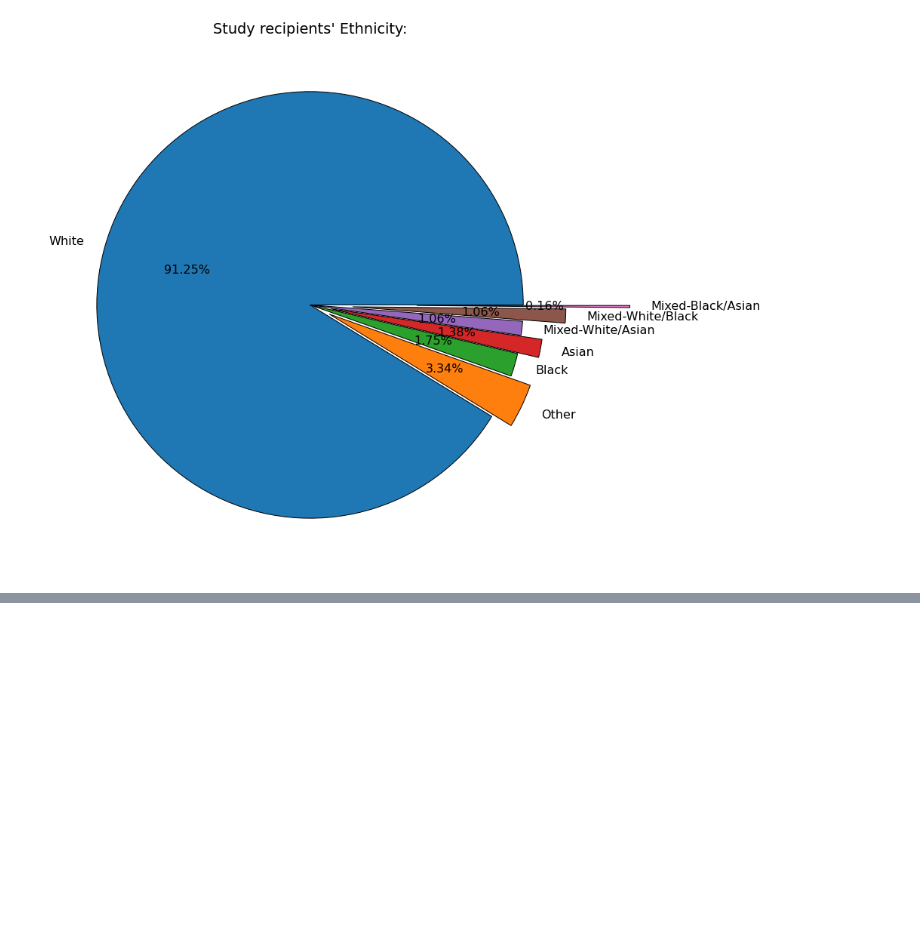
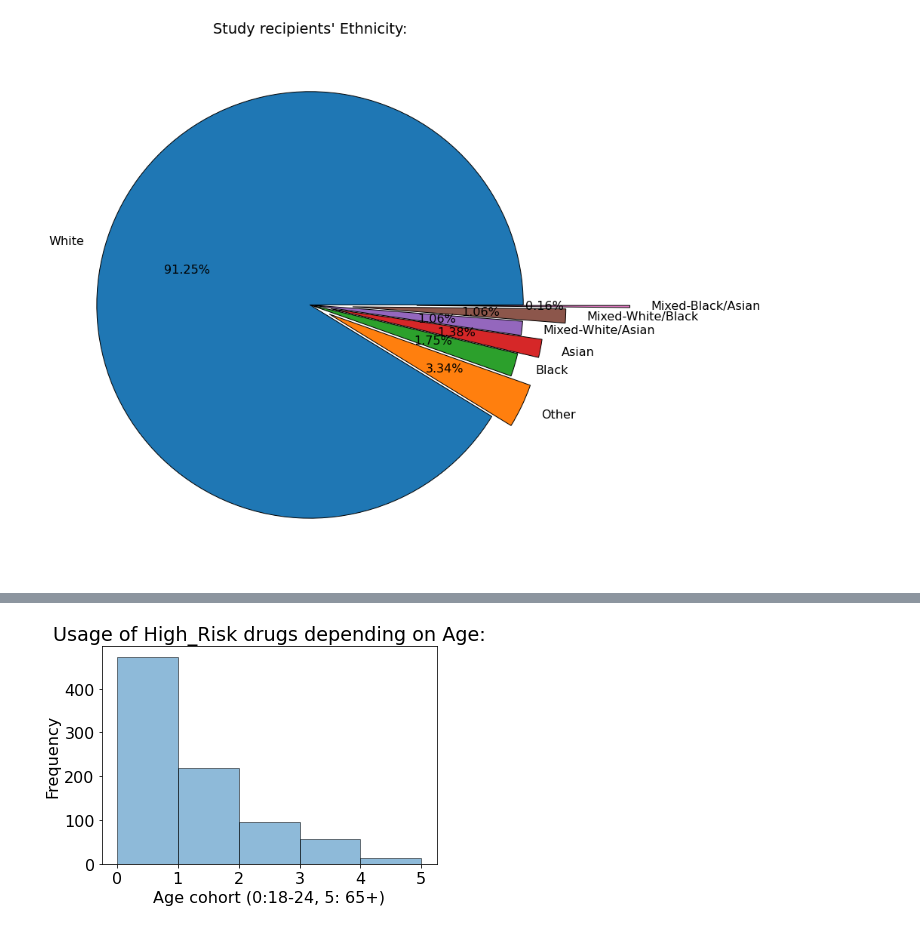
Before and after one commit to Antadurunnu/Drug-Consumption, a Jupyter notebook: Drug_consumption_project.ipynb, the cells around one changed output, grey strips where cells are left out. Saved outputs shown, nothing was run; the diff lists cells and outputs as text; code cells hidden in the pictures; blank space fills up the shorter version.

```diff
--- a/Drug_consumption_project.ipynb
+++ b/Drug_consumption_project.ipynb
@@ -294,0 +558,9 @@ df.head()
+# %%
+plt.xlabel('Age cohort (0:18-24, 5: 65+)')
+plt.ylabel('Frequency')
+plt.title('Usage of High_Risk drugs depending on Age:')
+#plt.xlim([10000, 30000])
+#fig = df_ml.query("High_Risk_Usage == 0")["Age"].plot.hist(bins=10, alpha=0.9)
+fig = df_ml.query("High_Risk_Usage == 1")["Age"].plot.hist(bins=5, alpha=0.5)
+# %% [output]
+[figure, added]
```
Also changed, not shown: parts of 31 cells of this notebook.
